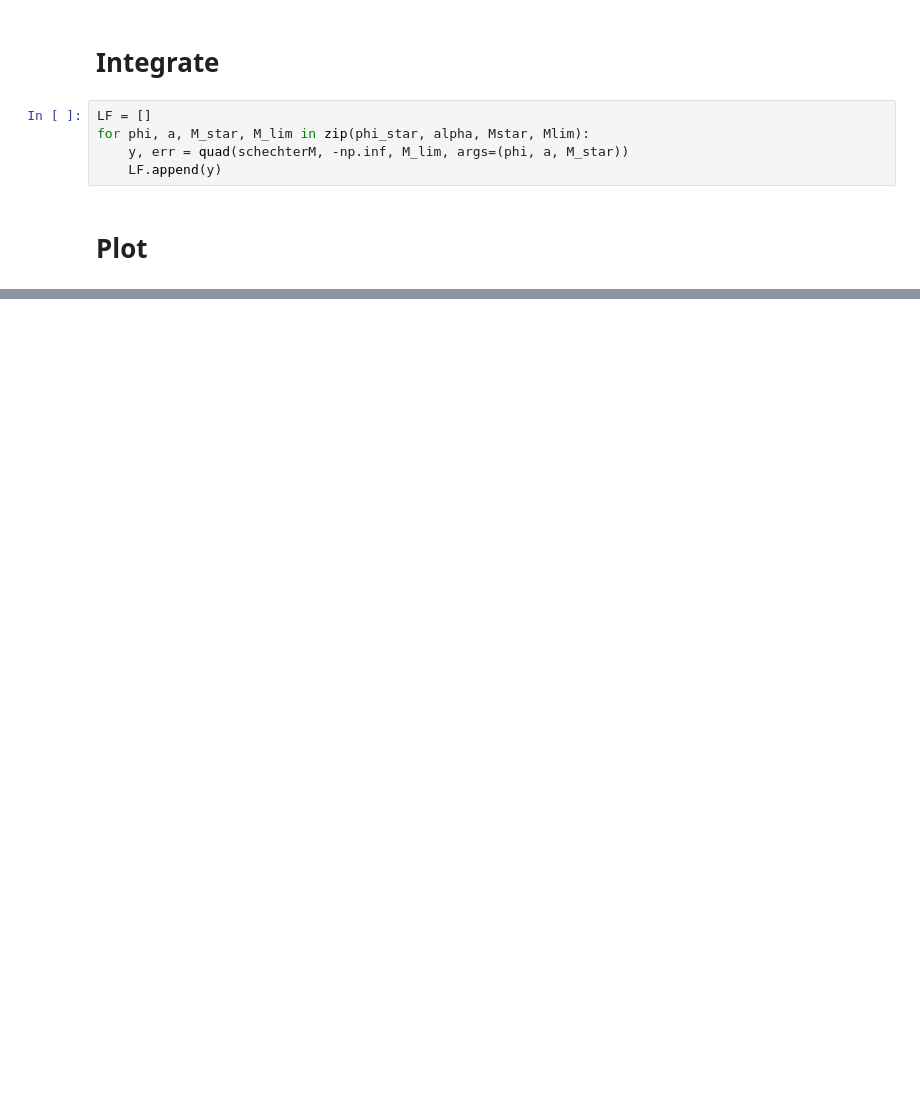
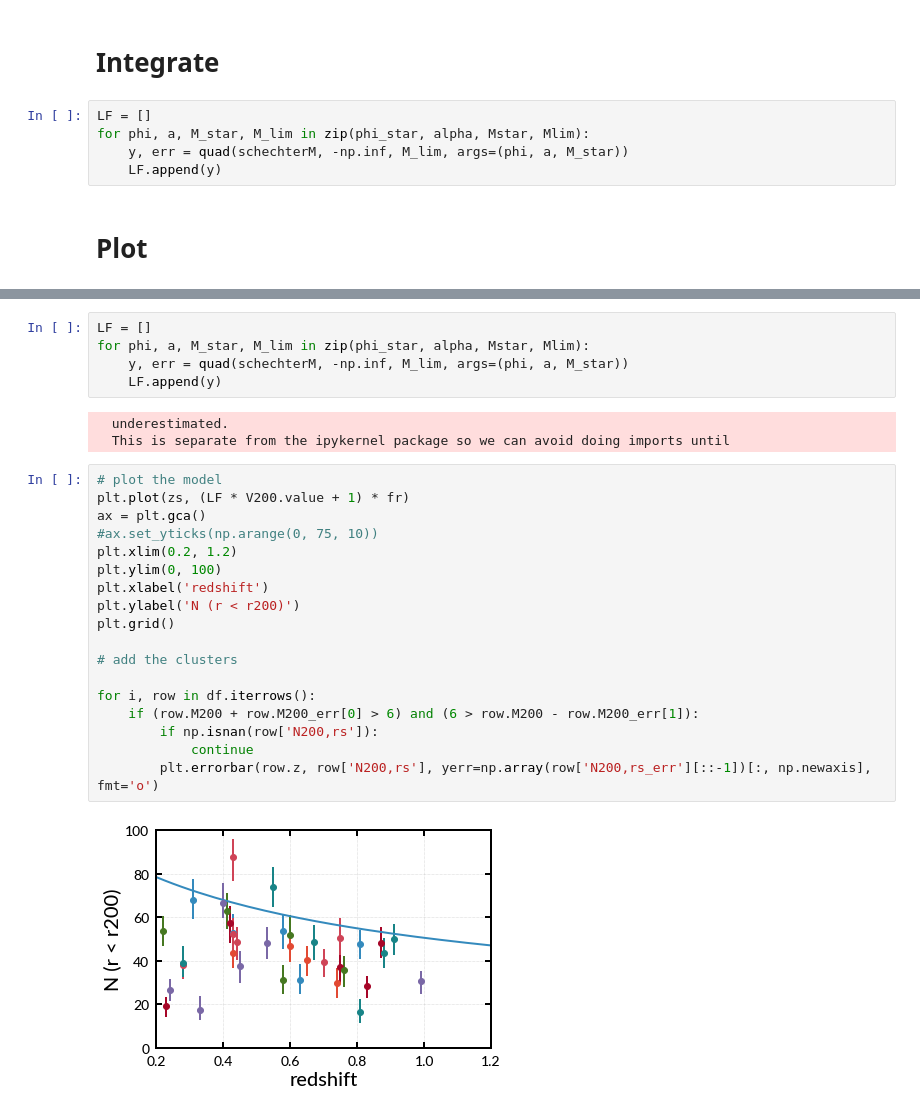
Before and after one commit to boada/planckClusters, a Jupyter notebook: analysis_ir/notebooks/04a. Liu et al -- full.ipynb, the cells around one changed output, grey strips where cells are left out. Saved outputs shown, nothing was run; the diff lists cells and outputs as text; blank space fills up the shorter version.

```diff
--- a/analysis_ir/notebooks/04a. Liu et al -- full.ipynb
+++ b/analysis_ir/notebooks/04a. Liu et al -- full.ipynb
@@ -128,0 +186,28 @@ AttributeError: 'AxesSubplot' object has no attribute 'set_y'
+# %%
+LF = []
+for phi, a, M_star, M_lim in zip(phi_star, alpha, Mstar, Mlim):
+    y, err = quad(schechterM, -np.inf, M_lim, args=(phi, a, M_star))
+    LF.append(y)
+# %% [output]
+  underestimated.
+  This is separate from the ipykernel package so we can avoid doing imports until
+# %%
+# plot the model
+plt.plot(zs, (LF * V200.value + 1) * fr)
+ax = plt.gca()
+#ax.set_yticks(np.arange(0, 75, 10))
+plt.xlim(0.2, 1.2)
+plt.ylim(0, 100)
+plt.xlabel('redshift')
+plt.ylabel('N (r < r200)')
+plt.grid()
+
+# add the clusters
+
+for i, row in df.iterrows():
+    if (row.M200 + row.M200_err[0] > 6) and (6 > row.M200 - row.M200_err[1]):
+        if np.isnan(row['N200,rs']):
+            continue
+        plt.errorbar(row.z, row['N200,rs'], yerr=np.array(row['N200,rs_err'][::-1])[:, np.newaxis], fmt='o')
+# %% [output]
+[figure, added]
```
Also changed, not shown: parts of 9 cells of this notebook.
